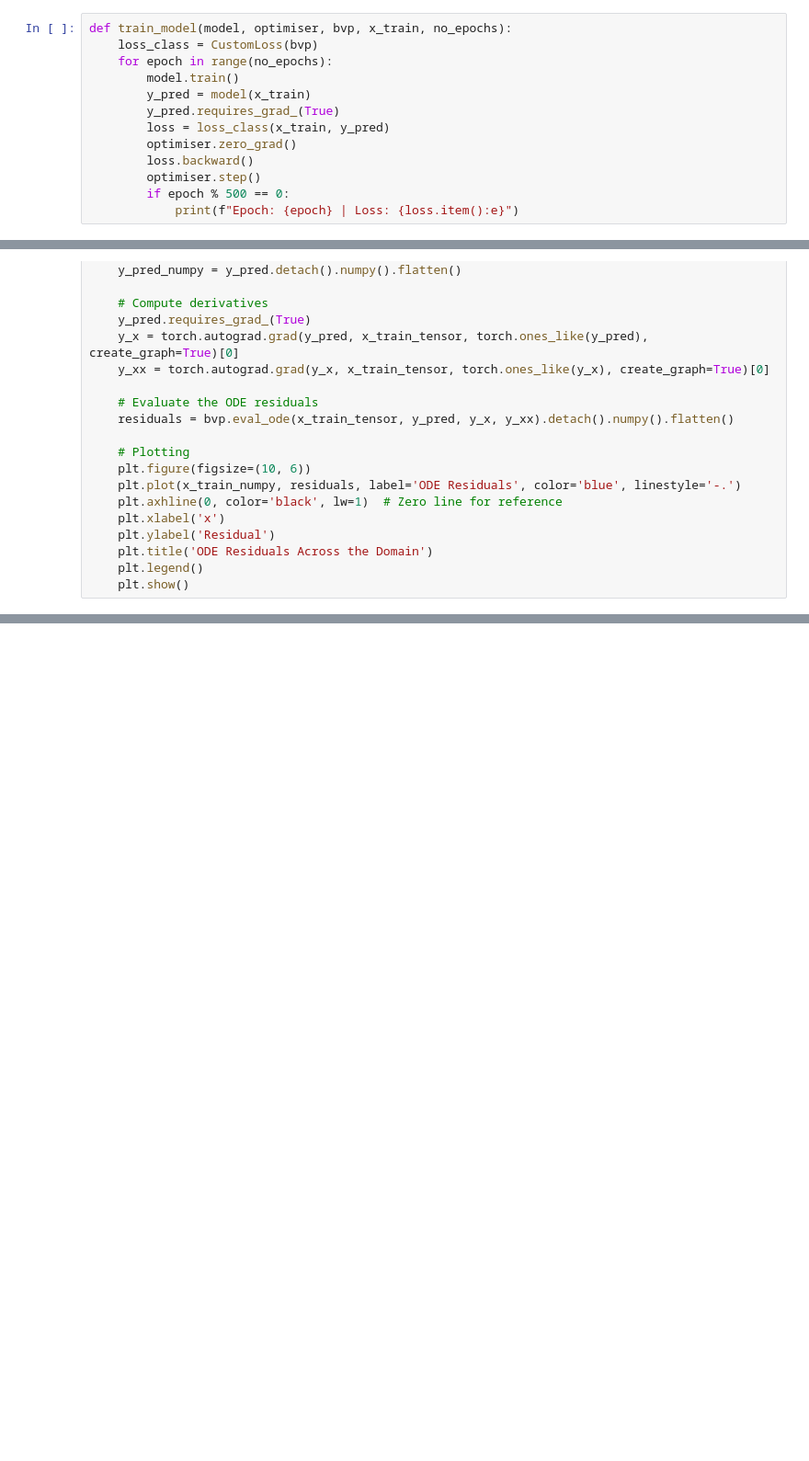
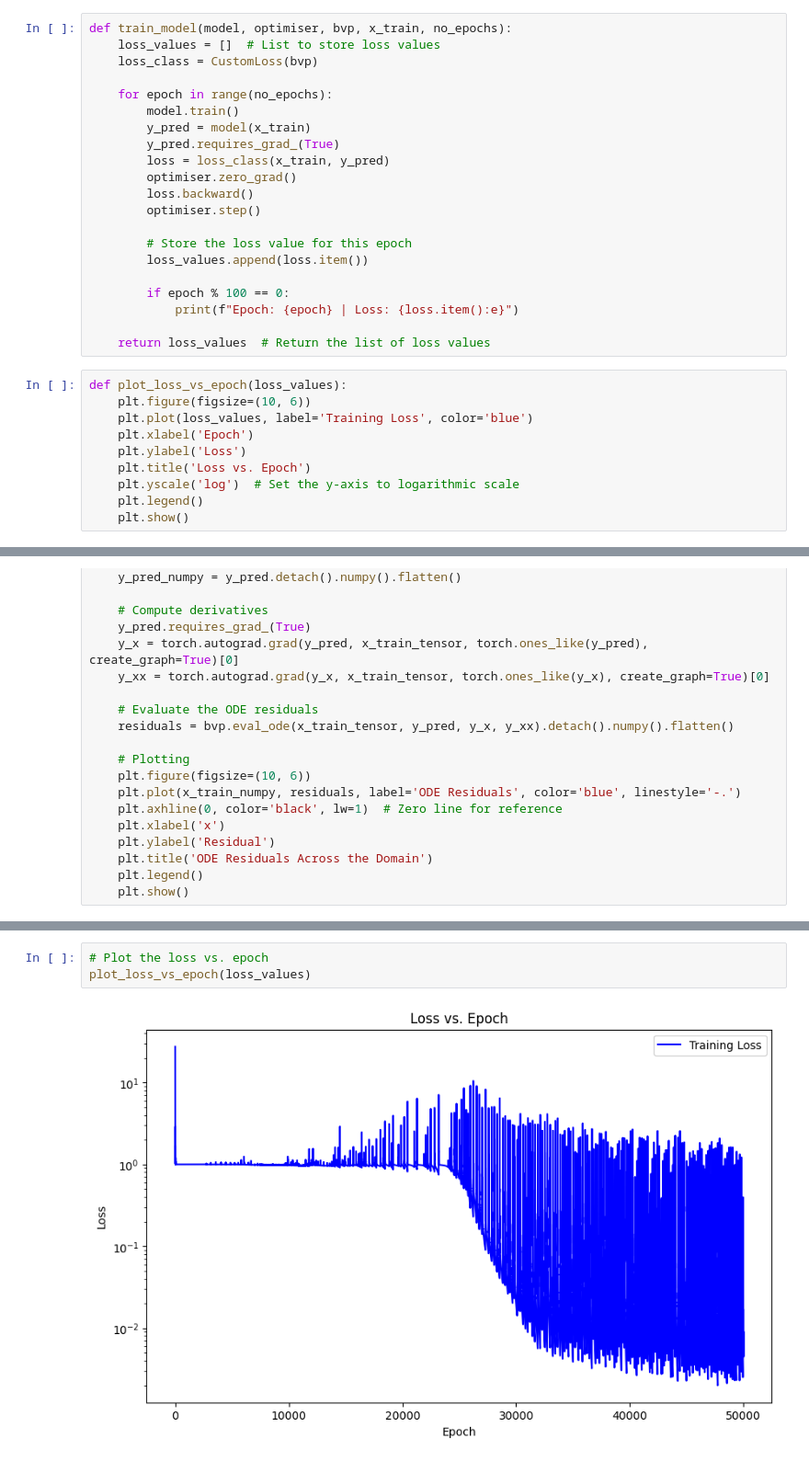
Before and after one commit to berkpereira/sci-comp, a Jupyter notebook: week4-adaptable.ipynb, the cells around one changed output, grey strips where cells are left out. Shown at 92% size. Drawn from its saved outputs; the diff is of its cells as text; blank space fills up the shorter version.

```diff
--- a/week4-adaptable.ipynb
+++ b/week4-adaptable.ipynb
@@ -90,7 +84,9 @@ class CustomLoss(nn.Module):
         return ode_loss + bc_loss
 # %%
 def train_model(model, optimiser, bvp, x_train, no_epochs):
+    loss_values = []  # List to store loss values
     loss_class = CustomLoss(bvp)
+
     for epoch in range(no_epochs):
         model.train()
         y_pred = model(x_train)
@@ -99,8 +95,24 @@ def train_model(model, optimiser, bvp, x_train, no_epochs):
         optimiser.zero_grad()
         loss.backward()
         optimiser.step()
-        if epoch % 500 == 0:
+
+        # Store the loss value for this epoch
+        loss_values.append(loss.item())
+
+        if epoch % 100 == 0:
             print(f"Epoch: {epoch} | Loss: {loss.item():e}")
+
+    return loss_values  # Return the list of loss values
+# %%
+def plot_loss_vs_epoch(loss_values):
+    plt.figure(figsize=(10, 6))
+    plt.plot(loss_values, label='Training Loss', color='blue')
+    plt.xlabel('Epoch')
+    plt.ylabel('Loss')
+    plt.title('Loss vs. Epoch')
+    plt.yscale('log')  # Set the y-axis to logarithmic scale
+    plt.legend()
+    plt.show()
 # %%
 def plot_predictions_vs_analytical(model, x_train_tensor, exact_solution_func):
     # Convert the training tensor to numpy for plotting
@@ -240,0 +269,5 @@ plot_ode_residuals(model, my_bvp, x_train)
+# %%
+# Plot the loss vs. epoch
+plot_loss_vs_epoch(loss_values)
+# %% [output]
+[figure, added]
```
Also changed, not shown: parts of 6 cells of this notebook.
